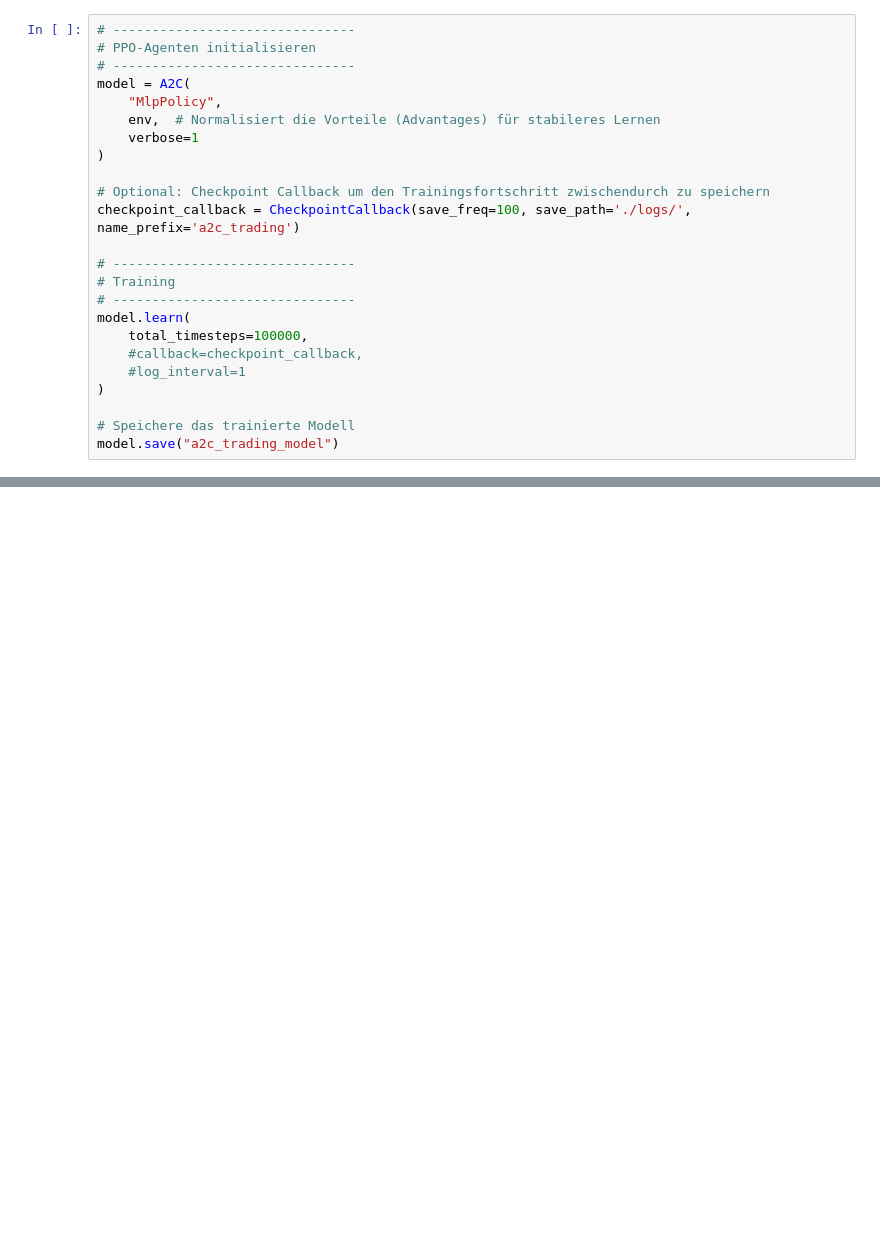
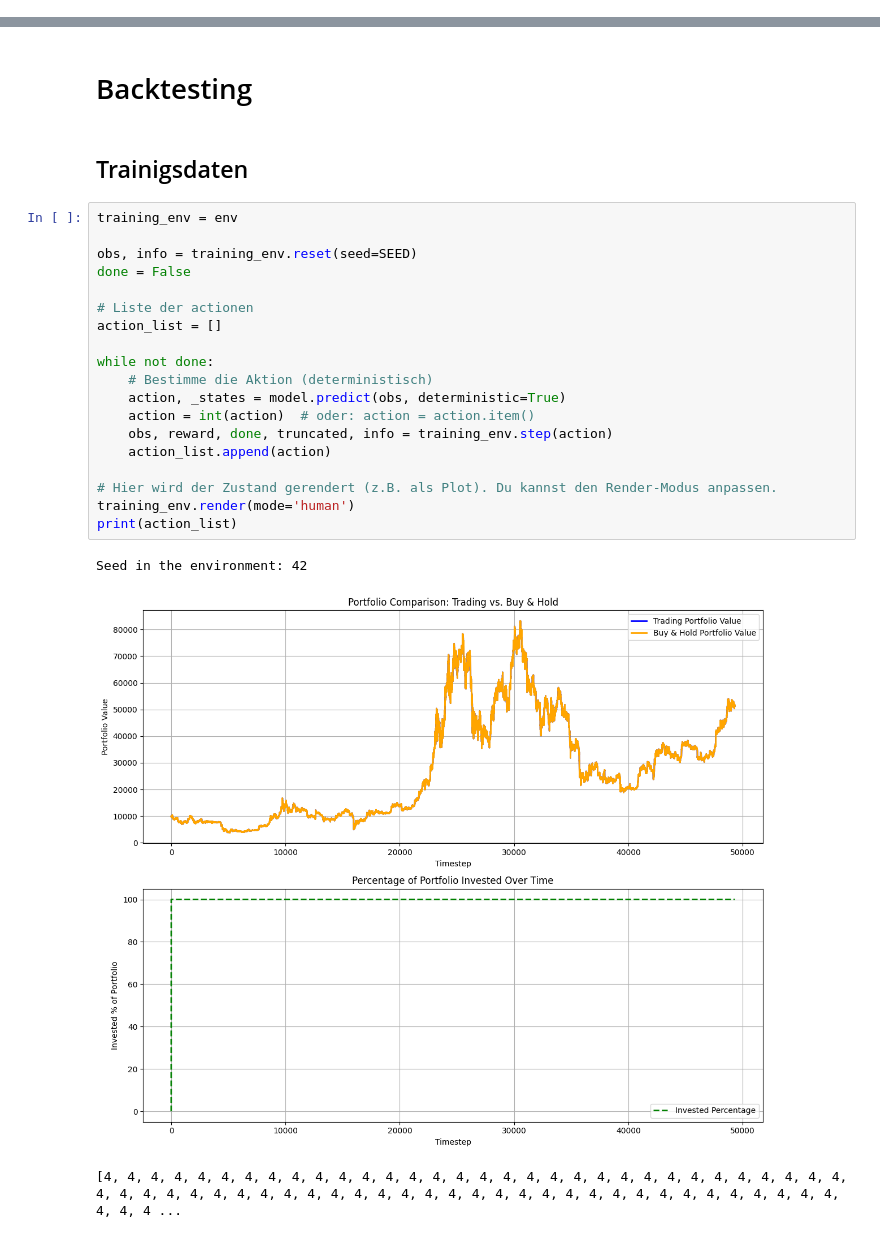
Before and after one commit to TrxtanF/Studienarbeit, a Jupyter notebook: Agents/A2C/A2C_Agent.ipynb, the cells around one changed output, grey strips where cells are left out. Drawn from its saved outputs; the diff is of its cells as text; blank space fills up the shorter version.

Commit message:
hoffentlich finalle A2C Agentenversion

```diff
--- a/Agents/A2C/A2C_Agent.ipynb
+++ b/Agents/A2C/A2C_Agent.ipynb
@@ -53,24 +50,0 @@ if(env is not None):
-# %%
-# -------------------------------
-# PPO-Agenten initialisieren
-# -------------------------------
-model = A2C(
-    "MlpPolicy",
-    env,  # Normalisiert die Vorteile (Advantages) für stabileres Lernen
-    verbose=1
-)
-
-# Optional: Checkpoint Callback um den Trainingsfortschritt zwischendurch zu speichern
-checkpoint_callback = CheckpointCallback(save_freq=100, save_path='./logs/', name_prefix='a2c_trading')
-
-# -------------------------------
-# Training
-# -------------------------------
-model.learn(
-    total_timesteps=100000,
-    #callback=checkpoint_callback,
-    #log_interval=1
-)
-
-# Speichere das trainierte Modell
-model.save("a2c_trading_model")
@@ -76,0 +225,27 @@ model.save("a2c_trading_model")
+# %% [markdown]
+# Backtesting
+# %% [markdown]
+## Trainigsdaten
+# %%
+training_env = env
+
+obs, info = training_env.reset(seed=SEED)
+done = False
+
+# Liste der actionen
+action_list = []
+
+while not done:
+    # Bestimme die Aktion (deterministisch)
+    action, _states = model.predict(obs, deterministic=True)
+    action = int(action)  # oder: action = action.item()
+    obs, reward, done, truncated, info = training_env.step(action)
+    action_list.append(action)
+
+# Hier wird der Zustand gerendert (z.B. als Plot). Du kannst den Render-Modus anpassen.
+training_env.render(mode='human')
+print(action_list)
+# %% [output]
+Seed in the environment: 42
+[figure, added]
+[4, 4, 4, 4, 4, 4, 4, 4, 4, 4, 4, 4, 4, 4, 4, 4, 4, 4, 4, 4, 4, 4, 4, 4, 4, 4, 4, 4, 4, 4, 4, 4, 4, 4, 4, 4, 4, 4, 4, 4, 4, 4, 4, 4, 4, 4, 4, 4, 4, 4, 4, 4, 4, 4, 4, 4, 4, 4, 4, 4, 4, 4, 4, 4, 4, 4, 4 ...
```
Also changed, not shown: parts of 15 cells of this notebook, 1 other file.
